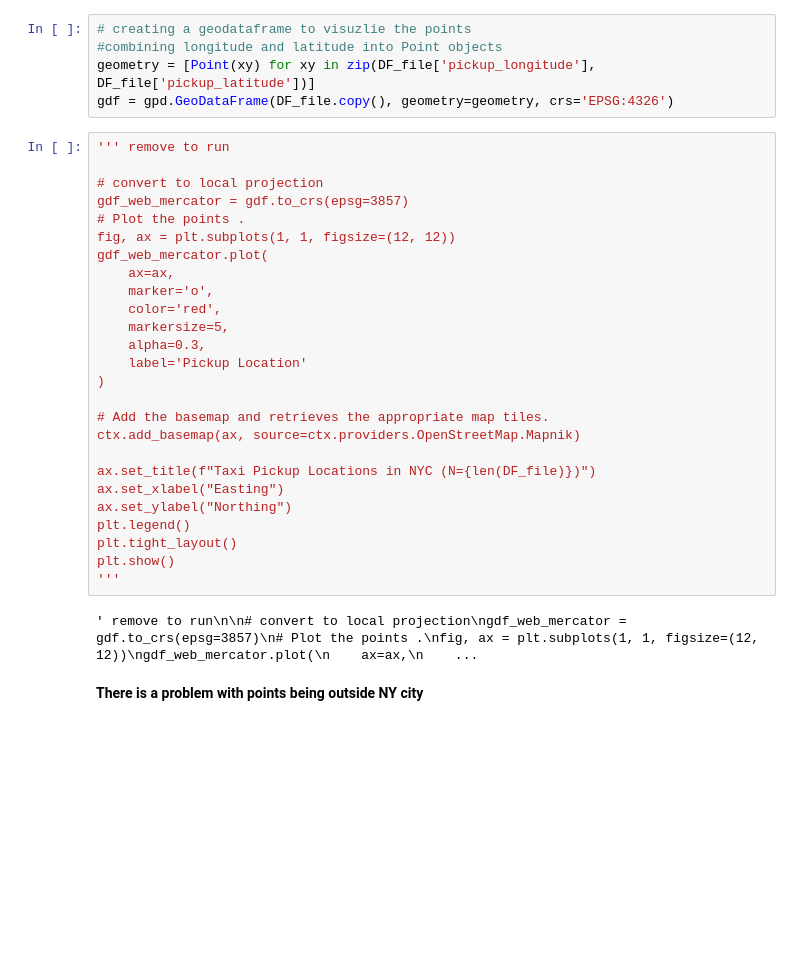
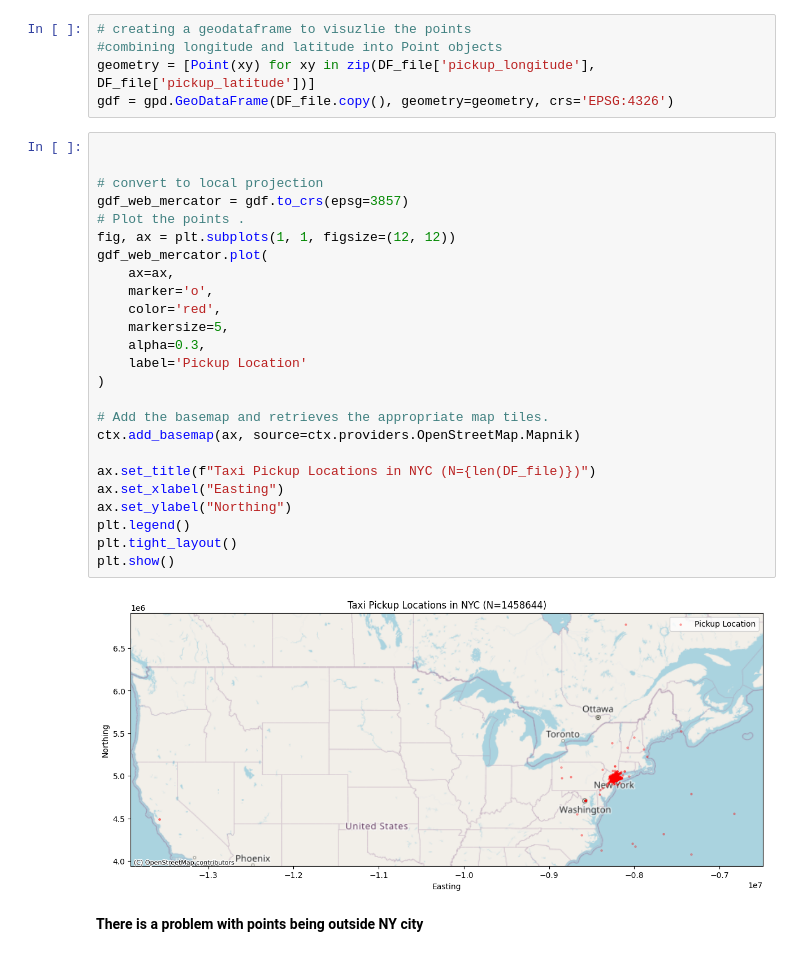
Before and after one commit to wasimshoman/NY_Taxi, a Jupyter notebook: Main.ipynb, the cells around one changed output. Cells and saved outputs as stored; diff of their text form; blank space fills up the shorter version.

Commit message:
updating plots

```diff
--- a/Main.ipynb
+++ b/Main.ipynb
@@ -45,33 +43,32 @@ DF_file.head(5)
 geometry = [Point(xy) for xy in zip(DF_file['pickup_longitude'], DF_file['pickup_latitude'])]
 gdf = gpd.GeoDataFrame(DF_file.copy(), geometry=geometry, crs='EPSG:4326')
 # %%
-''' remove to run
+
 
 # convert to local projection
 gdf_web_mercator = gdf.to_crs(epsg=3857)
 # Plot the points .
 fig, ax = plt.subplots(1, 1, figsize=(12, 12))
 gdf_web_mercator.plot(
     ax=ax,
     marker='o',
     color='red',
     markersize=5,
     alpha=0.3,
     label='Pickup Location'
 )
 
 # Add the basemap and retrieves the appropriate map tiles.
 ctx.add_basemap(ax, source=ctx.providers.OpenStreetMap.Mapnik)
 
 ax.set_title(f"Taxi Pickup Locations in NYC (N={len(DF_file)})")
 ax.set_xlabel("Easting")
 ax.set_ylabel("Northing")
 plt.legend()
 plt.tight_layout()
 plt.show()
-'''
 # %% [output]
-' remove to run\n\n# convert to local projection\ngdf_web_mercator = gdf.to_crs(epsg=3857)\n# Plot the points .\nfig, ax = plt.subplots(1, 1, figsize=(12, 12))\ngdf_web_mercator.plot(\n    ax=ax,\n    ...
+[figure, added]
 # %% [markdown]
 **There is a problem with points being outside NY city**
 # %%
```
Also changed, not shown: parts of 5 cells of this notebook.
